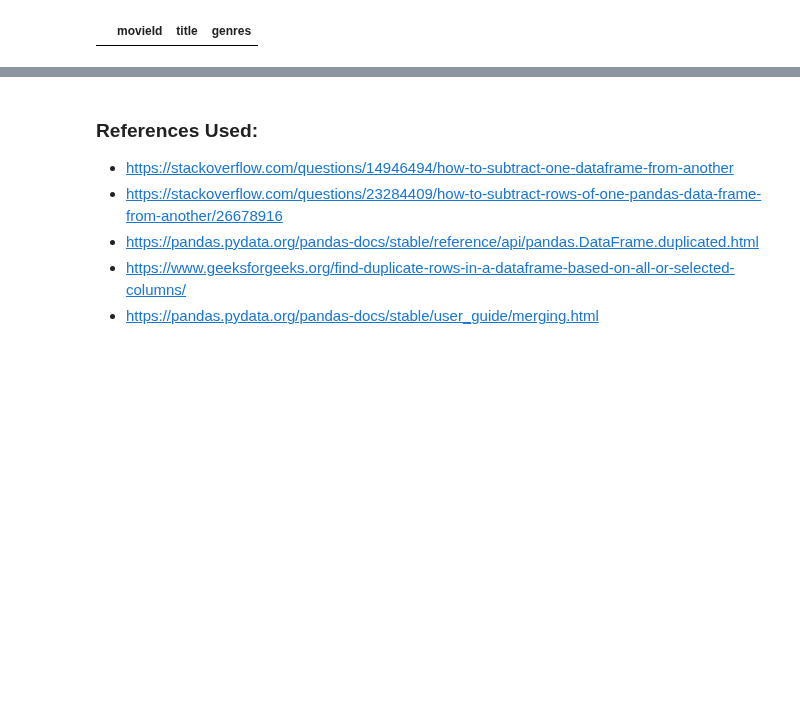
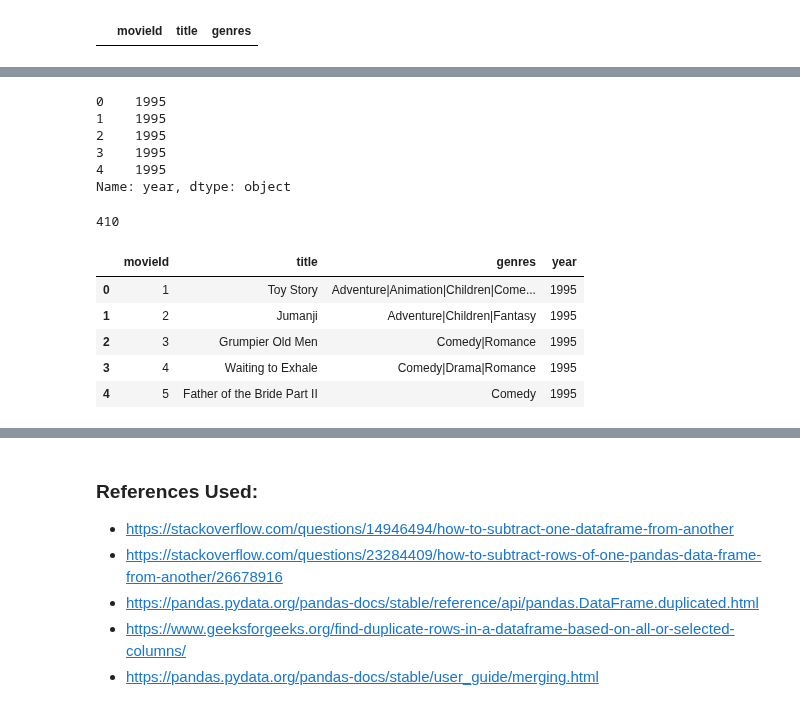
Before and after one commit to Vikas-KM/machine-learning, a Jupyter notebook: ML_Projects/Movie Recommendation System/Movie_Recommendation_using_Naive_Bayes_Algorithm.ipynb, the cells around one changed output, grey strips where cells are left out. Cells and saved outputs as stored; diff of their text form; code cells hidden in the pictures; blank space fills up the shorter version.

Commit message:
cleaning of the movie dataset title, and genres

```diff
--- a/ML_Projects/Movie Recommendation System/Movie_Recommendation_using_Naive_Bayes_Algorithm.ipynb
+++ b/ML_Projects/Movie Recommendation System/Movie_Recommendation_using_Naive_Bayes_Algorithm.ipynb
@@ -288,0 +302,31 @@ duplicate
+# %%
+# Split title and release year in separate columns in movies dataframe. Convert year to timestamp.
+# movies['year'] = movies.title.str.extract("\((\d{4})\)", expand=True)
+# movies.year = pd.to_datetime(movies.year, format='%Y')
+# movies.year = movies.year.dt.year # As there are some NaN years, resulting type will be float (decimals)
+# movies.title = movies.title.str[:-7]
+
+df_movies['year'] = df_movies.title.str.extract('\((\d{4})\)', expand=True)
+df_movies['year'].head()
+# %% [output]
+0    1995
+1    1995
+2    1995
+3    1995
+4    1995
+Name: year, dtype: object
+# %%
+df_movies['year'].isnull().sum()
+# %% [output]
+410
+# %%
+df_movies['title'] = df_movies['title'].str[:-7]
+# %%
+df_movies.head()
+# %% [output]
+|  | movieId | title | genres | year |
+| 0 | 1 | Toy Story | Adventure|Animation|Children|Come... | 1995 |
+| 1 | 2 | Jumanji | Adventure|Children|Fantasy | 1995 |
+| 2 | 3 | Grumpier Old Men | Comedy|Romance | 1995 |
+| 3 | 4 | Waiting to Exhale | Comedy|Drama|Romance | 1995 |
+| 4 | 5 | Father of the Bride Part II | Comedy | 1995 |
```
Also changed, not shown: parts of 18 cells of this notebook.
